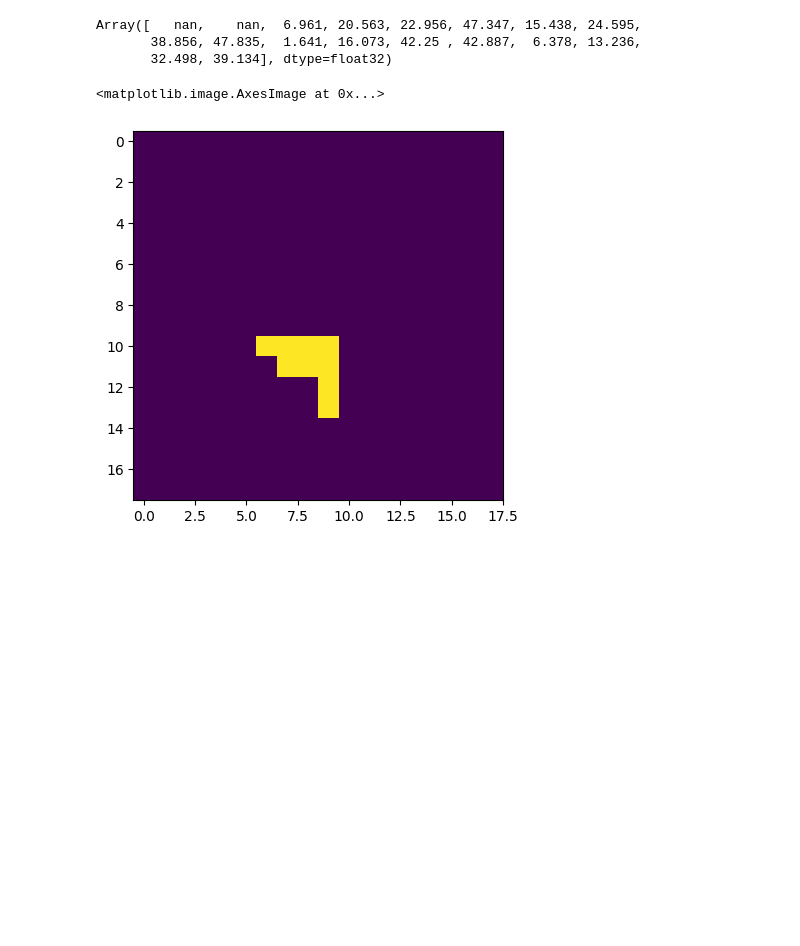
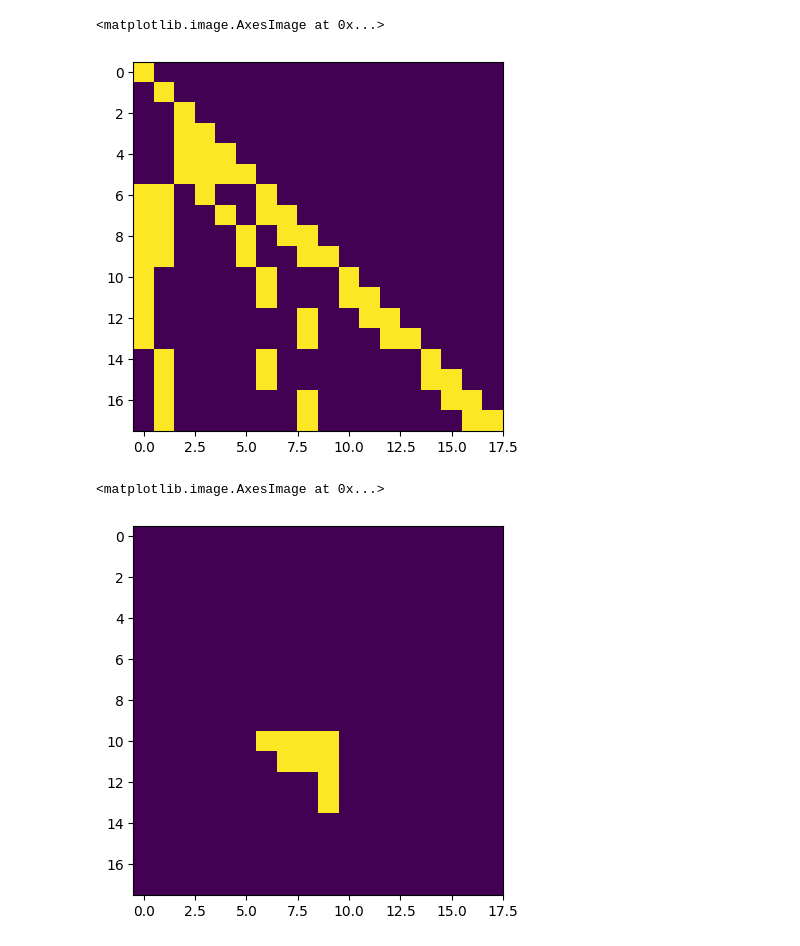
Before and after one commit to mackelab/probjax, a Jupyter notebook: scoresbibm/unstructured_task_sir.ipynb, the cells around one changed output. Saved outputs shown, nothing was run; the diff lists cells and outputs as text; code cells hidden in the pictures; blank space fills up the shorter version.

```diff
--- a/scoresbibm/unstructured_task_sir.ipynb
+++ b/scoresbibm/unstructured_task_sir.ipynb
@@ -42,52 +44,8 @@ plt.imshow(base_mask_fn(node_id, meta_data))
-# %%
-max_size = node_id.shape[0]
-
-theta0_mask = node_id[:] == 0
-theta1_mask = node_id[:] == 1
-beta_mask = node_id[:] == 2
-I_mask = node_id[:] == 3
-R_mask = node_id[:] == 4
-D_mask = node_id[:] == 5
-
-mask_theta_g = jnp.eye(2)
-
-
-index0 = jnp.where(beta_mask, size=max_size)[0]
-index1 = jnp.where(I_mask, size=max_size)[0]
-index2 = jnp.where(R_mask, size=max_size)[0]
-index3 = jnp.where(D_mask, size=max_size)[0]
-
-meta_data_mask = meta_data[: , None] <= meta_data[None, :]
-meta_data_mask = jnp.nan_to_num(meta_data_mask,False)
-meta_mask_I_R = meta_data_mask & (I_mask[None,:] & R_mask[:,None])
-meta_mask_I_D = meta_data_mask & (I_mask[None,:] & D_mask[:,None])
-
-mask_x = jnp.zeros((max_size, max_size), dtype=bool)
-mask_x = mask_x | (jnp.tril(jnp.ones_like(mask_x)) & (beta_mask[None,:] & beta_mask[:,None]))
-mask_x = mask_x.at[index1, index1].set(True)
-mask_x = mask_x.at[index1[1:], index1[:-1]].set(True)
-mask_x = mask_x.at[index2, index2].set(True)
-mask_x = mask_x.at[index2[1:], index2[:-1]].set(True)
-mask_x = mask_x.at[index3, index3].set(True)
-mask_x = mask_x.at[index3[1:], index3[:-1]].set(True)
-mask_x = mask_x.at[0,:].set(False)
-mask_x  = mask_x | (jnp.eye(max_size, dtype=bool) * theta0_mask[None,:])
-mask_x  = mask_x | (jnp.eye(max_size, dtype=bool) * theta1_mask[None,:])
-mask_x = mask_x | (jnp.ones_like(mask_x) & (theta0_mask[None,:] & R_mask[:,None]))
-mask_x = mask_x | (jnp.ones_like(mask_x) & (theta1_mask[None,:] & D_mask[:,None]))
-mask_x = mask_x | (jnp.ones_like(mask_x) & (theta0_mask[None,:] & I_mask[:,None]))
-mask_x = mask_x | (jnp.ones_like(mask_x) & (theta1_mask[None,:] & I_mask[:,None]))
-mask_x = mask_x | (meta_data_mask & (beta_mask[None,:] & I_mask[:,None]))
-mask_x = mask_x | (meta_data_mask & (I_mask[None,:] & R_mask[:,None]))
-mask_x = mask_x | (meta_data_mask & (I_mask[None,:] & D_mask[:,None]))
-#mask_x = mask_x | (meta_data_mask.T & (I_mask[None,:] & R_mask[:,None]))
-#mask_x = mask_x | (meta_data_mask & (D_mask[None,:] & I_mask[:,None]))
-# %%
-meta_data
-# %% [output]
-Array([   nan,    nan,  6.961, 20.563, 22.956, 47.347, 15.438, 24.595,
-       38.856, 47.835,  1.641, 16.073, 42.25 , 42.887,  6.378, 13.236,
-       32.498, 39.134], dtype=float32)
+# %%
+plt.imshow(mask_x)
+# %% [output]
+<matplotlib.image.AxesImage at 0x...>
+[figure, added]
 # %%
 plt.imshow(meta_mask_I_R)
 # %% [output]
```
Also changed, not shown: parts of 3 cells of this notebook, 3 other files.
